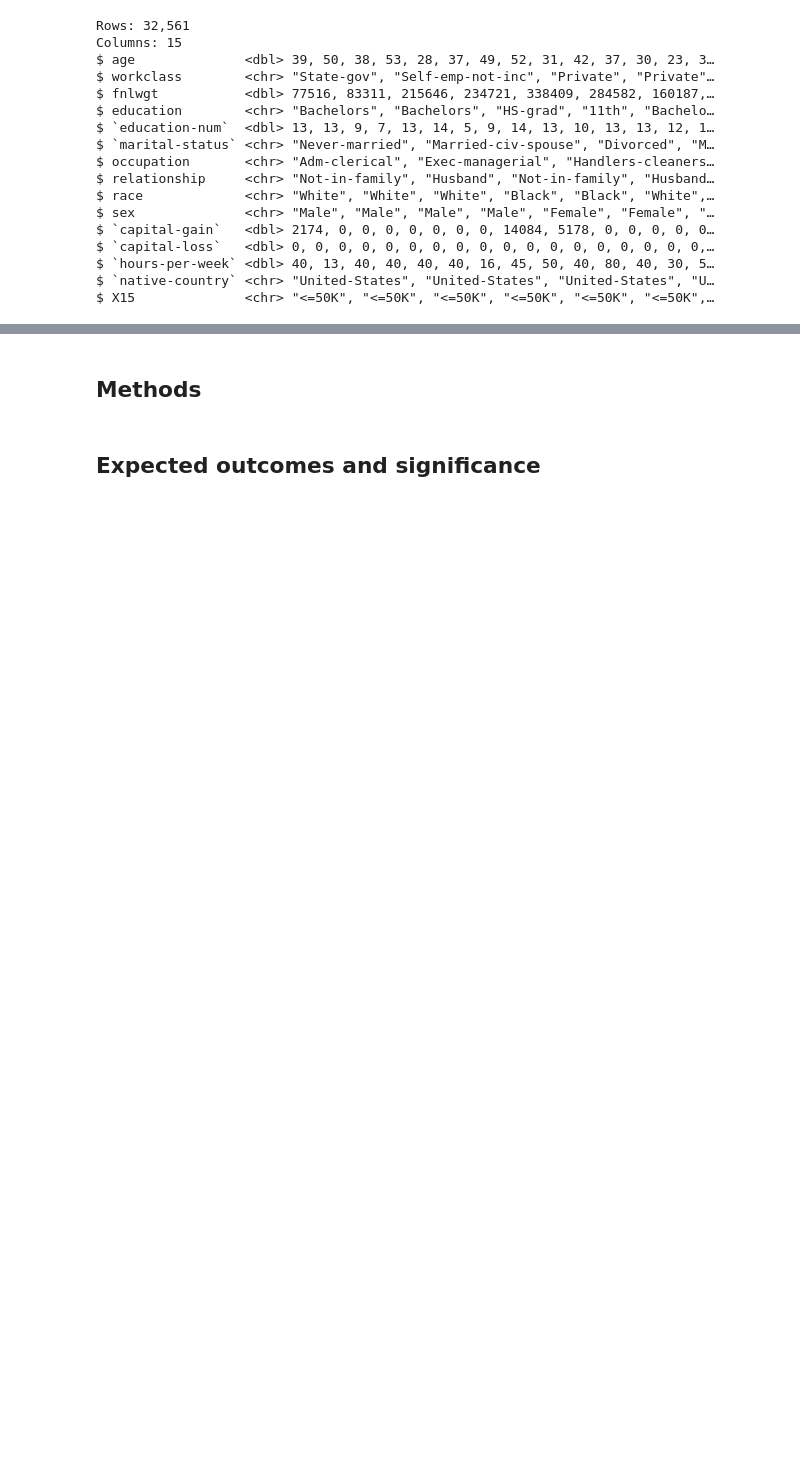
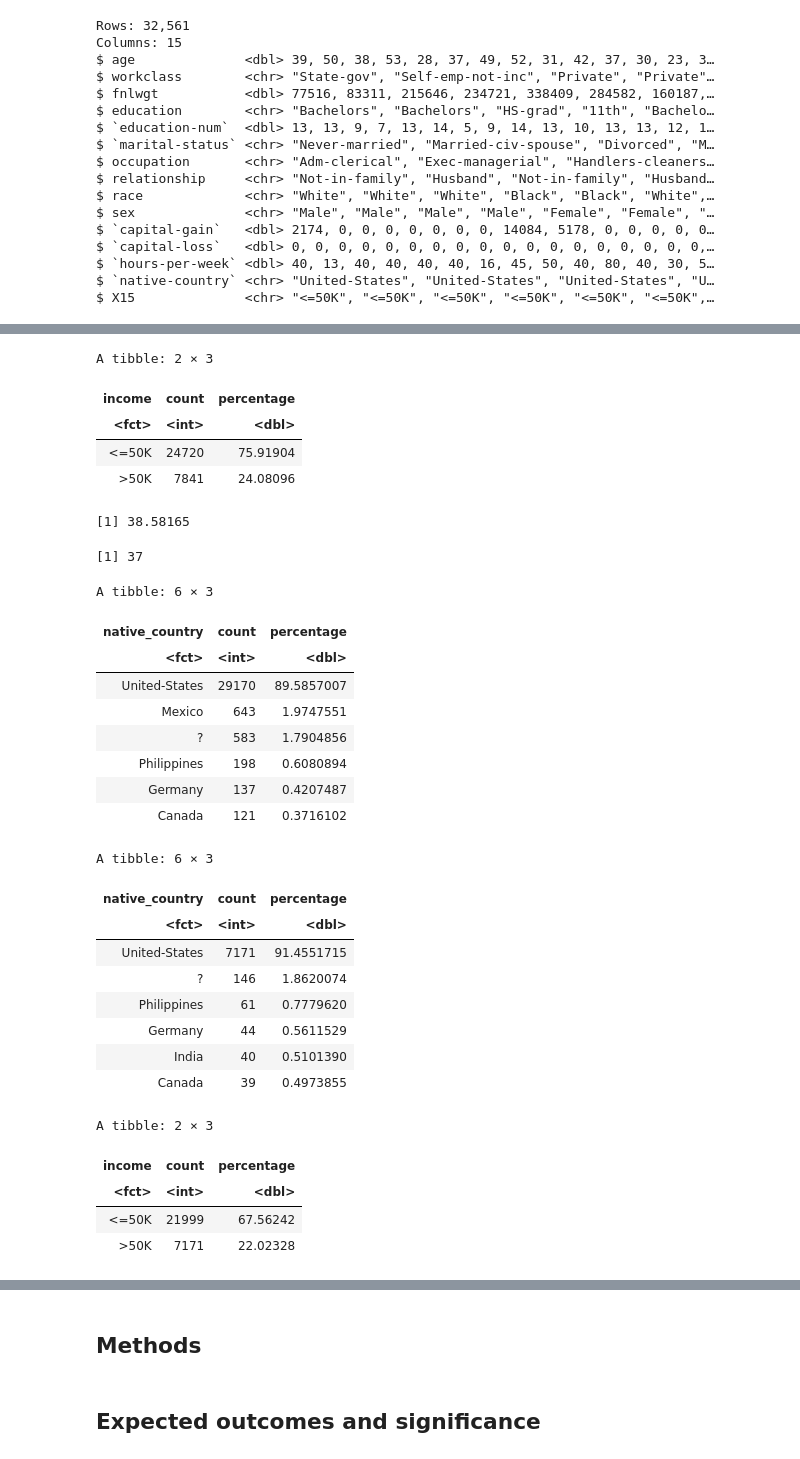
Before and after one commit to Shubhaankar-Sharma/income-category-classifier, a Jupyter notebook: project_group_proposal.ipynb, the cells around one changed output, grey strips where cells are left out. Saved outputs shown, nothing was run; the diff lists cells and outputs as text; code cells hidden in the pictures; blank space fills up the shorter version.

```diff
--- a/project_group_proposal.ipynb
+++ b/project_group_proposal.ipynb
@@ -162,0 +130,77 @@ ERROR: Error in factor(column, levels = as.character(unique(workclass))): object
+# %%
+# lets see our predictor class distribution
+adult_data |>
+    group_by(income) |>
+    summarize(
+        count = n(),
+        percentage = n() / nrow(adult_data) * 100,
+        ) |>
+    arrange(desc(percentage))
+
+# lets see the age distribution
+mean(adult_data$age, na.RM=TRUE)
+median(adult_data$age, na.RM=TRUE)
+
+# lets see the native-country distribution
+adult_data |>
+    group_by(native_country) |>
+    summarize(
+        count = n(),
+        percentage = n() / nrow(adult_data) * 100,
+        ) |>
+    arrange(desc(percentage)) |>
+    head()
+
+adult_data_above50k <- filter(adult_data, income==">50K")
+
+# distribution of countries in the data with income above 50k
+adult_data_above50k |>
+    group_by(native_country) |>
+    summarize(
+        count = n(),
+        percentage = n() / nrow(adult_data_above50k) * 100,
+        ) |>
+    arrange(desc(percentage)) |>
+    head()
+
+# distribution of income in the data from united-states
+adult_data |>
+    filter(native_country=="United-States") |>
+    group_by(income) |>
+    summarize(
+        count = n(),
+        percentage = n() / nrow(adult_data) * 100,
+        ) |>
+    arrange(desc(percentage))
+# maximum data is from United-states
+# %% [output]
+A tibble: 2 × 3
+| income | count | percentage |
+| <fct> | <int> | <dbl> |
+| <=50K | 24720 | 75.91904 |
+| >50K | 7841 | 24.08096 |
+[1] 38.58165
+[1] 37
+A tibble: 6 × 3
+| native_country | count | percentage |
+| <fct> | <int> | <dbl> |
+| United-States | 29170 | 89.5857007 |
+| Mexico | 643 | 1.9747551 |
+| ? | 583 | 1.7904856 |
+| Philippines | 198 | 0.6080894 |
+| Germany | 137 | 0.4207487 |
+| Canada | 121 | 0.3716102 |
+A tibble: 6 × 3
+| native_country | count | percentage |
+| <fct> | <int> | <dbl> |
+| United-States | 7171 | 91.4551715 |
+| ? | 146 | 1.8620074 |
+| Philippines | 61 | 0.7779620 |
+| Germany | 44 | 0.5611529 |
+| India | 40 | 0.5101390 |
+| Canada | 39 | 0.4973855 |
+A tibble: 2 × 3
+| income | count | percentage |
+| <fct> | <int> | <dbl> |
+| <=50K | 21999 | 67.56242 |
+| >50K | 7171 | 22.02328 |
```
Also changed, not shown: parts of 14 cells of this notebook, 1 other file.
